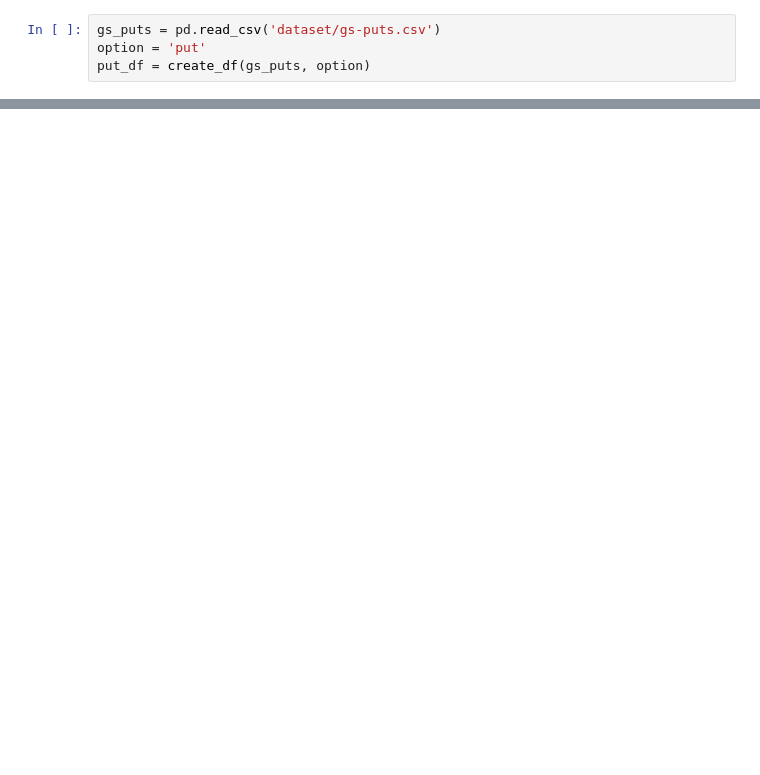
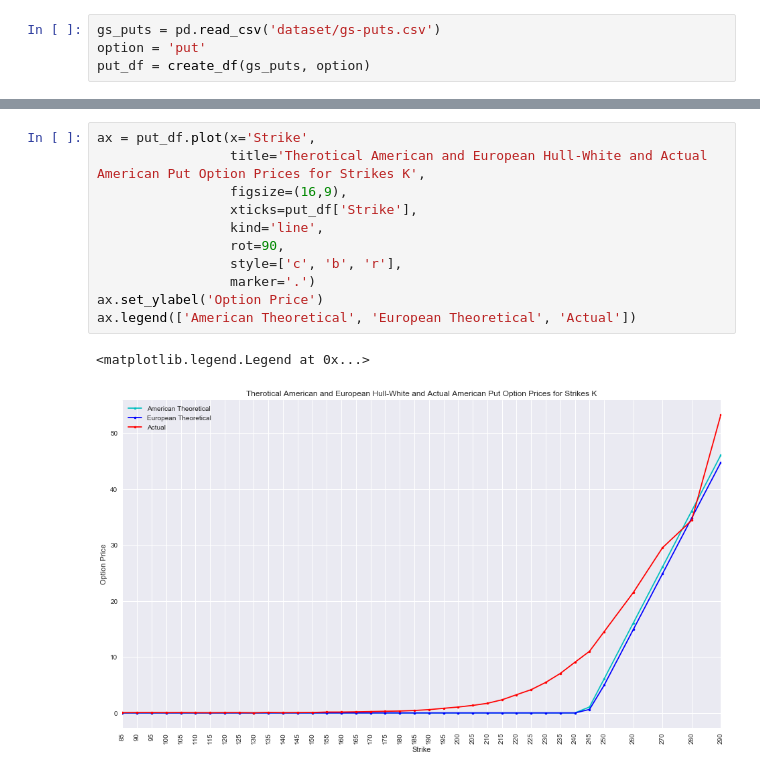
Before and after one commit to lerms/math485-mathematical-finance, a Jupyter notebook: p1/src/model_calibration.ipynb, the cells around one changed output, grey strips where cells are left out. Saved outputs shown, nothing was run; the diff lists cells and outputs as text; blank space fills up the shorter version.

```diff
--- a/p1/src/model_calibration.ipynb
+++ b/p1/src/model_calibration.ipynb
@@ -133,0 +180,14 @@ ax.legend(['Theoretical', 'Actual'])
+# %%
+ax = put_df.plot(x='Strike',
+                 title='Therotical American and European Hull-White and Actual American Put Option Prices for Strikes K',
+                 figsize=(16,9),
+                 xticks=put_df['Strike'],
+                 kind='line',
+                 rot=90,
+                 style=['c', 'b', 'r'],
+                 marker='.')
+ax.set_ylabel('Option Price')
+ax.legend(['American Theoretical', 'European Theoretical', 'Actual'])
+# %% [output]
+<matplotlib.legend.Legend at 0x...>
+[figure, added]
```
Also changed, not shown: parts of 16 cells of this notebook, 2 other files.
